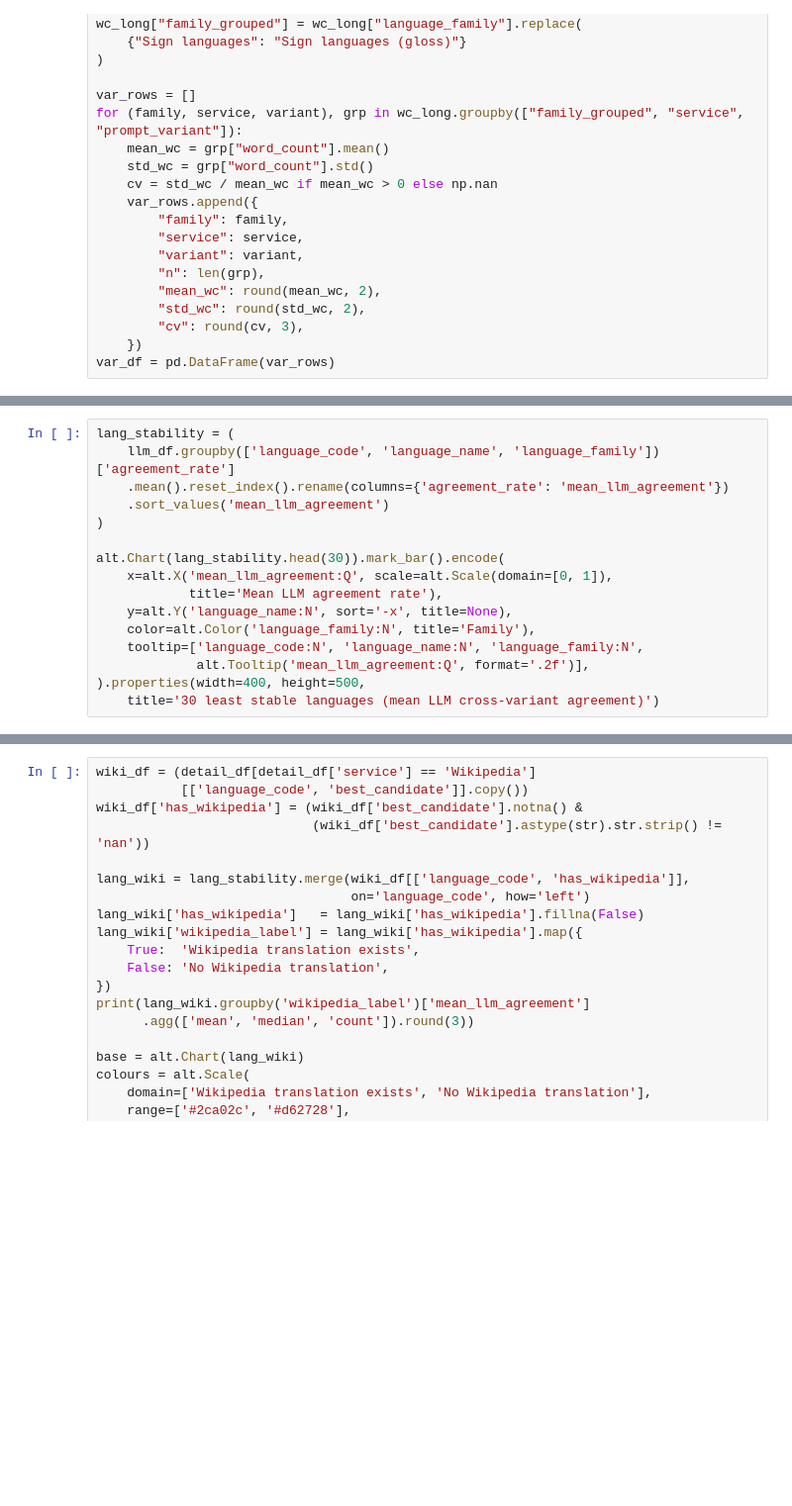
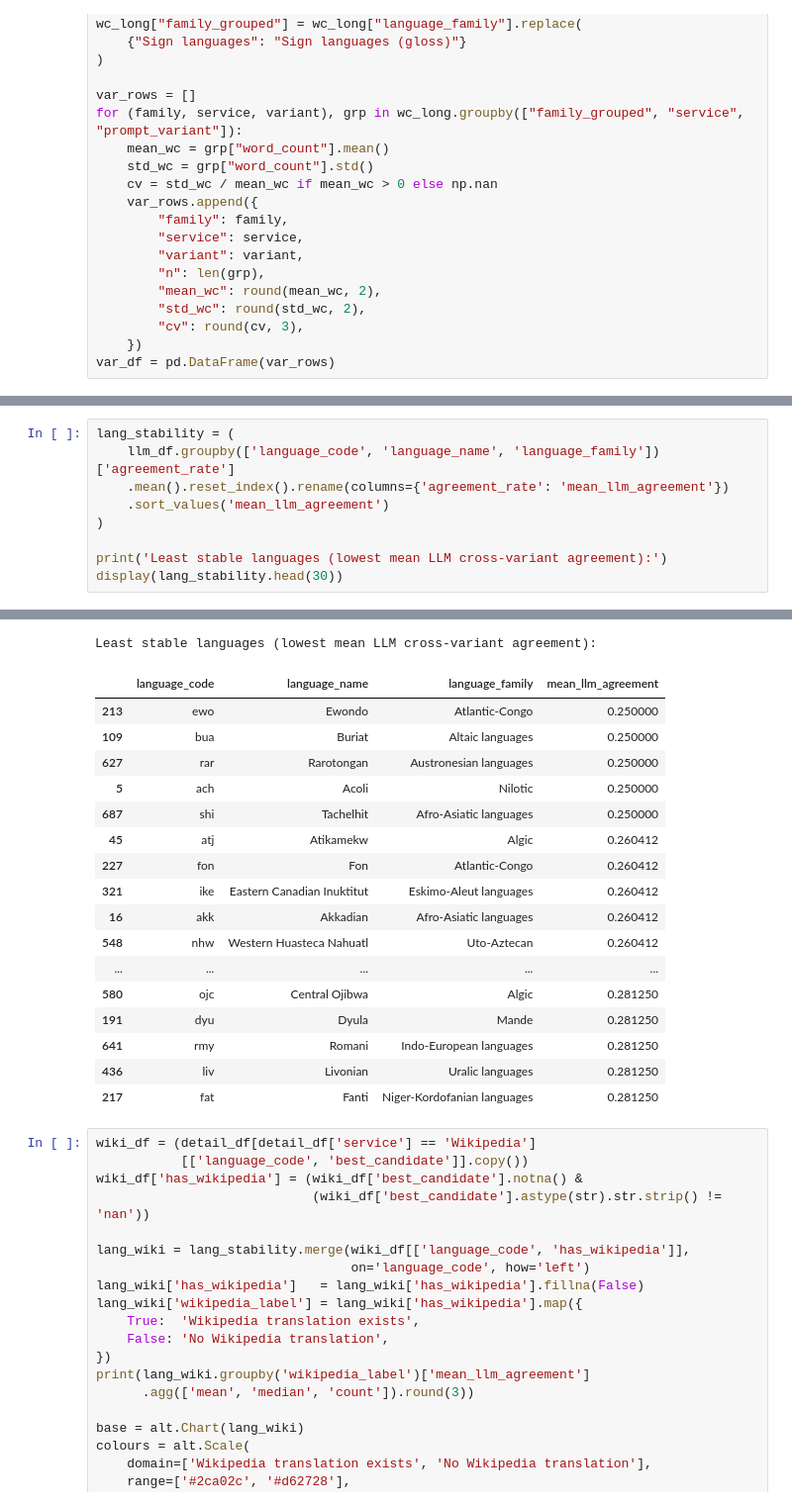
Before and after one commit to CodingDH/translation-transmogrification-pipeline, a Jupyter notebook: notebooks/04_prompt_services.ipynb, the cells around one changed output, grey strips where cells are left out. Shown at 99% size. Saved outputs shown, nothing was run; the diff lists cells and outputs as text; blank space fills up the shorter version.

```diff
--- a/notebooks/04_prompt_services.ipynb
+++ b/notebooks/04_prompt_services.ipynb
@@ -721,13 +781,6 @@ lang_stability = (
     .sort_values('mean_llm_agreement')
 )
 
-alt.Chart(lang_stability.head(30)).mark_bar().encode(
-    x=alt.X('mean_llm_agreement:Q', scale=alt.Scale(domain=[0, 1]),
-            title='Mean LLM agreement rate'),
-    y=alt.Y('language_name:N', sort='-x', title=None),
-    color=alt.Color('language_family:N', title='Family'),
-    tooltip=['language_code:N', 'language_name:N', 'language_family:N',
-             alt.Tooltip('mean_llm_agreement:Q', format='.2f')],
-).properties(width=400, height=500,
-    title='30 least stable languages (mean LLM cross-variant agreement)')
+print('Least stable languages (lowest mean LLM cross-variant agreement):')
+display(lang_stability.head(30))
 # %% [output]
@@ -735,3 +787,21 @@ alt.Chart(lang_stability.head(30)).mark_bar().encode(
+Least stable languages (lowest mean LLM cross-variant agreement):
+|  | language_code | language_name | language_family | mean_llm_agreement |
+| 213 | ewo | Ewondo | Atlantic-Congo | 0.250000 |
+| 109 | bua | Buriat | Altaic languages | 0.250000 |
+| 627 | rar | Rarotongan | Austronesian languages | 0.250000 |
+| 5 | ach | Acoli | Nilotic | 0.250000 |
+| 687 | shi | Tachelhit | Afro-Asiatic languages | 0.250000 |
+| 45 | atj | Atikamekw | Algic | 0.260412 |
+| 227 | fon | Fon | Atlantic-Congo | 0.260412 |
+| 321 | ike | Eastern Canadian Inuktitut | Eskimo-Aleut languages | 0.260412 |
+| 16 | akk | Akkadian | Afro-Asiatic languages | 0.260412 |
+| 548 | nhw | Western Huasteca Nahuatl | Uto-Aztecan | 0.260412 |
+| ... | ... | ... | ... | ... |
+| 580 | ojc | Central Ojibwa | Algic | 0.281250 |
+| 191 | dyu | Dyula | Mande | 0.281250 |
+| 641 | rmy | Romani | Indo-European languages | 0.281250 |
+| 436 | liv | Livonian | Uralic languages | 0.281250 |
+| 217 | fat | Fanti | Niger-Kordofanian languages | 0.281250 |
 # %%
 wiki_df = (detail_df[detail_df['service'] == 'Wikipedia']
            [['language_code', 'best_candidate']].copy())
```
Also changed, not shown: parts of 21 cells of this notebook, 6 other files.
